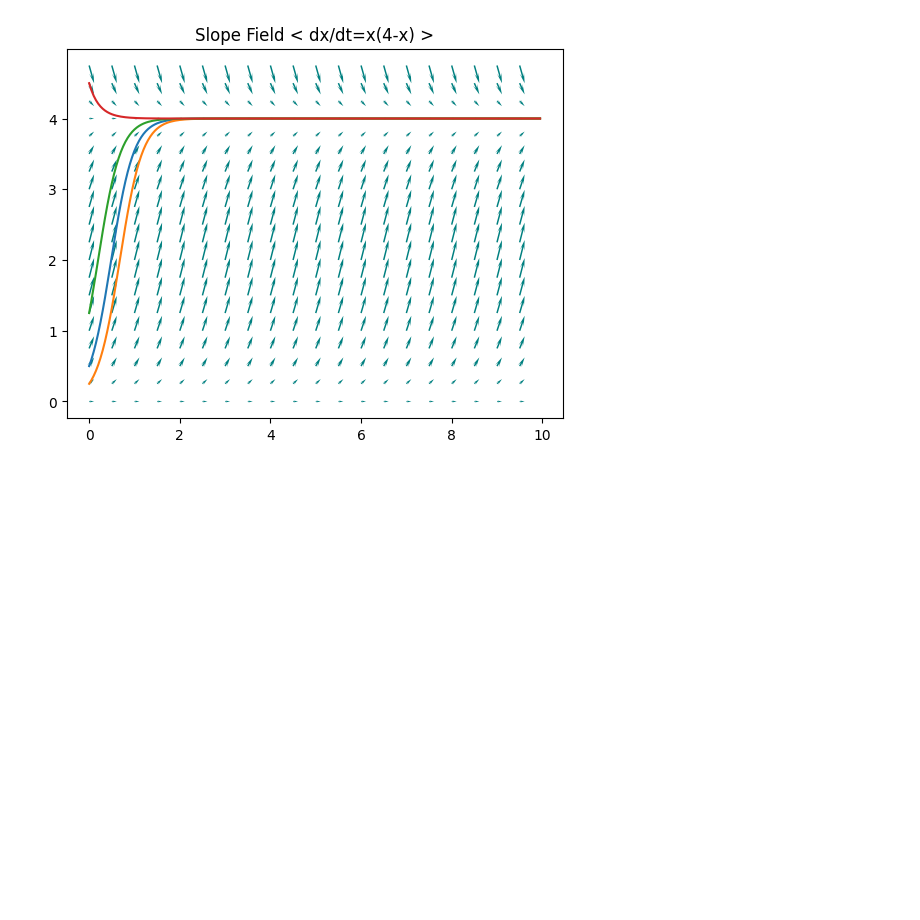
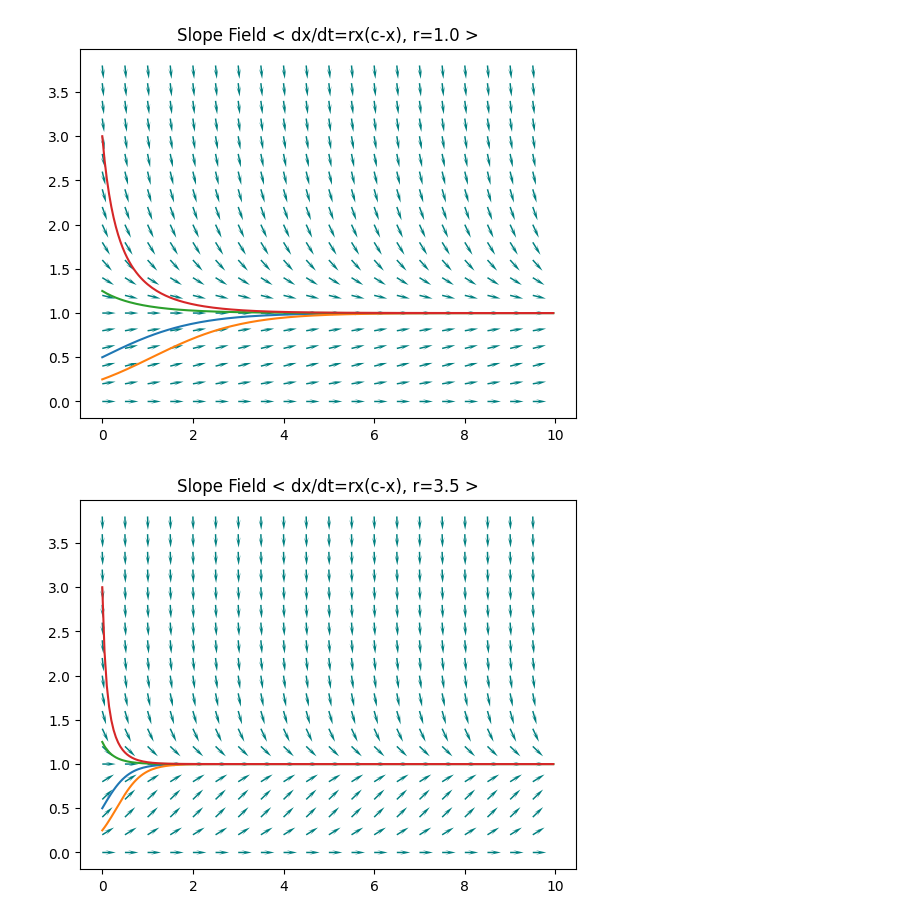
Before and after one commit to witchofthewires/chaotick, a Jupyter notebook: Workbook.ipynb, the cells around one changed output. Drawn from its saved outputs; the diff is of its cells as text; code cells hidden in the pictures; blank space fills up the shorter version.

Commit message:
implemented iterative graphing

```diff
--- a/Workbook.ipynb
+++ b/Workbook.ipynb
@@ -1,23 +1,31 @@
 # %%
-import numpy as np
-from chaotick import runge_kutta_4 as rk4
+#import numpy as np
+from chaotick import runge_kutta_4 as rk4, np as np
+from chaotick import logistic_equation
 import chaotick
 
-def logistic_equation(X):
-    return X * (4 - X)
+x_interval = [0, 10]
+y_interval = [0, 4]
+step = 0.05
+init_vals = [0.5, 0.25, 1.25, 3]
 
-eqn_label = 'x(4-x)'
-x_interval = [0, 10]
-y_interval = [0, 5]
-step = 0.05
-init_vals = [0.5, 0.25, 1.25, 4.5]
+r1 = 1.0
+r2 = 3.5
+eqn_label = 'rx(c-x), r=%.1f' % r1
+eqn_label2 = 'rx(c-x), r=%.1f' % r2
 
-x = np.arange(x_interval[0], x_interval[1], step)
+x = chaotick.np.arange(x_interval[0], x_interval[1], step)
 curves = []
 for init_val in init_vals:
-    y = rk4(logistic_equation, step=step, init_val=init_val)
+    y = rk4(lambda x: logistic_equation(x, r=r1), range=x_interval, step=step, init_val=init_val)
     curves.append([x,y])
+curves2 = []
+for init_val in init_vals:
+    y = rk4(lambda x: logistic_equation(x, r=r2), range=x_interval, step=step, init_val=init_val)
+    curves2.append([x,y])
 
-plt = chaotick.plot_slope_field(x_interval, y_interval, logistic_equation, normalized=False, curves=curves, title='Slope Field < dx/dt=%s >' % eqn_label)
+plt = chaotick.plot_slope_field(x_interval, y_interval, lambda x: logistic_equation(x, r=r1), normalized=True, curves=curves, title='Slope Field < dx/dt=%s >' % eqn_label)
+plt = chaotick.plot_slope_field(x_interval, y_interval, lambda x: logistic_equation(x, r=r2), normalized=True, curves=curves2, title='Slope Field < dx/dt=%s >' % eqn_label2)
 # %% [output]
-[figure, old version]
+[figure, new version]
+[figure, added]
```
Also changed, not shown: parts of 1 cell of this notebook, 1 other file.
